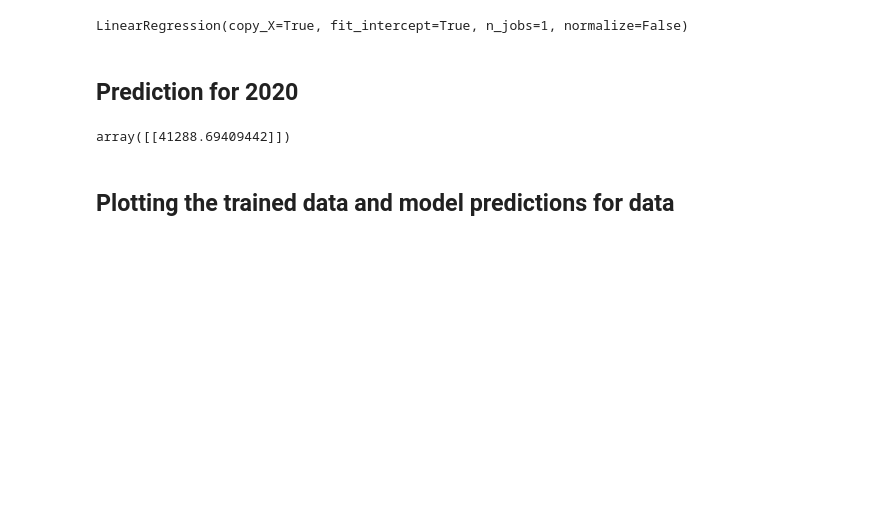
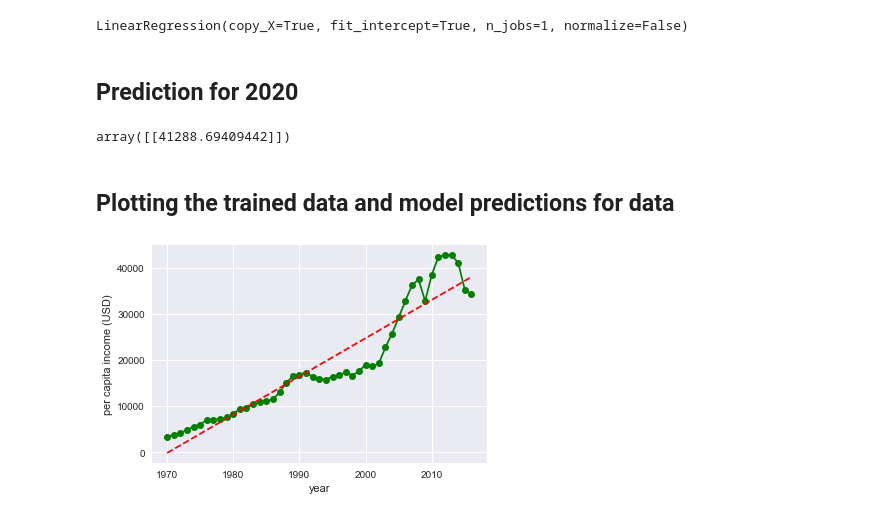
Before and after one commit to venkatsgithub1/dataScienceTutorials, a Jupyter notebook: machine_learning/code_basics/linear_regression_with_single_variable_exercise.ipynb, the cells around one changed output. Saved outputs shown, nothing was run; the diff lists cells and outputs as text; code cells hidden in the pictures; blank space fills up the shorter version.

```diff
--- a/machine_learning/code_basics/linear_regression_with_single_variable_exercise.ipynb
+++ b/machine_learning/code_basics/linear_regression_with_single_variable_exercise.ipynb
@@ -66,6 +66,8 @@ array([[41288.69409442]])
 ## Plotting the trained data and model predictions for data
 # %%
 _=plt.plot(df.year, df.per_capita_income_usd, 'go-')
-_=plt.plot(df[['year']], lidf[['per_capita_income_usd']], 'go-')
+_=plt.plot(df[['year']], linear_reg.predict(df[['year']]), color='red', linestyle='--')
 _=plt.xlabel('year')
 _=plt.ylabel('per capita income (USD)')
+# %% [output]
+[figure, added]
```
Also changed, not shown: 4 other files.
